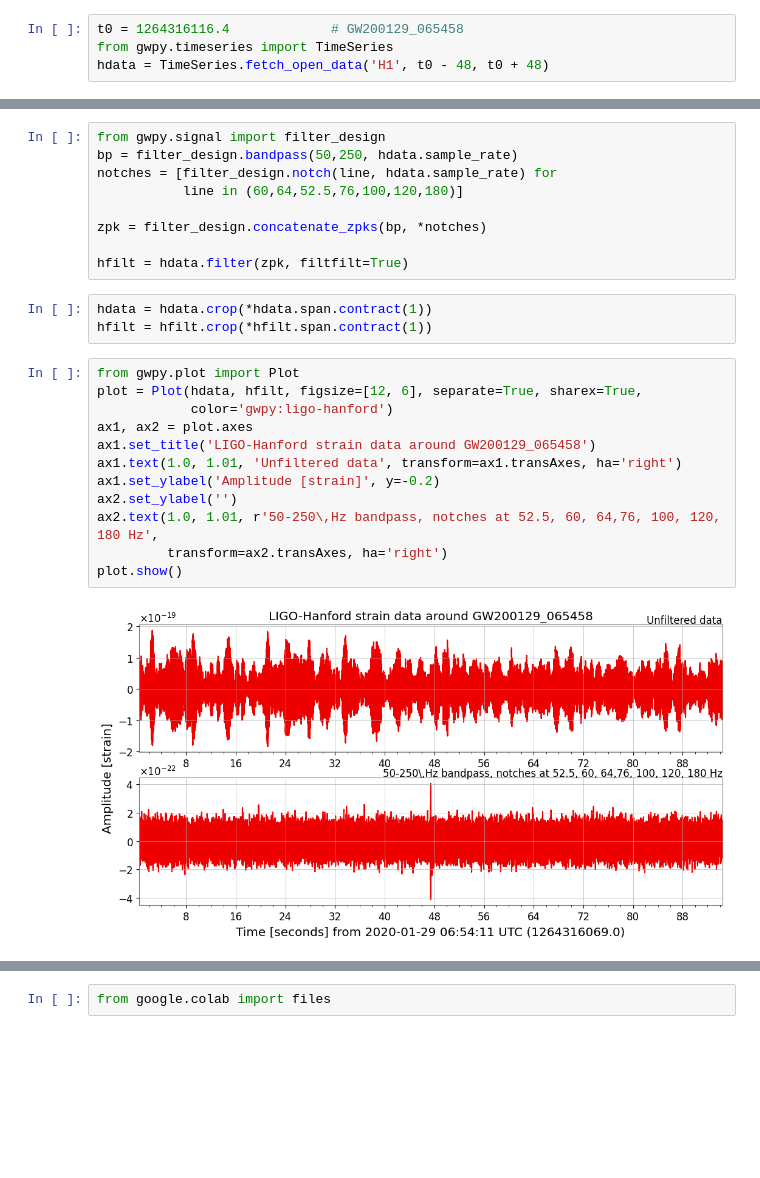
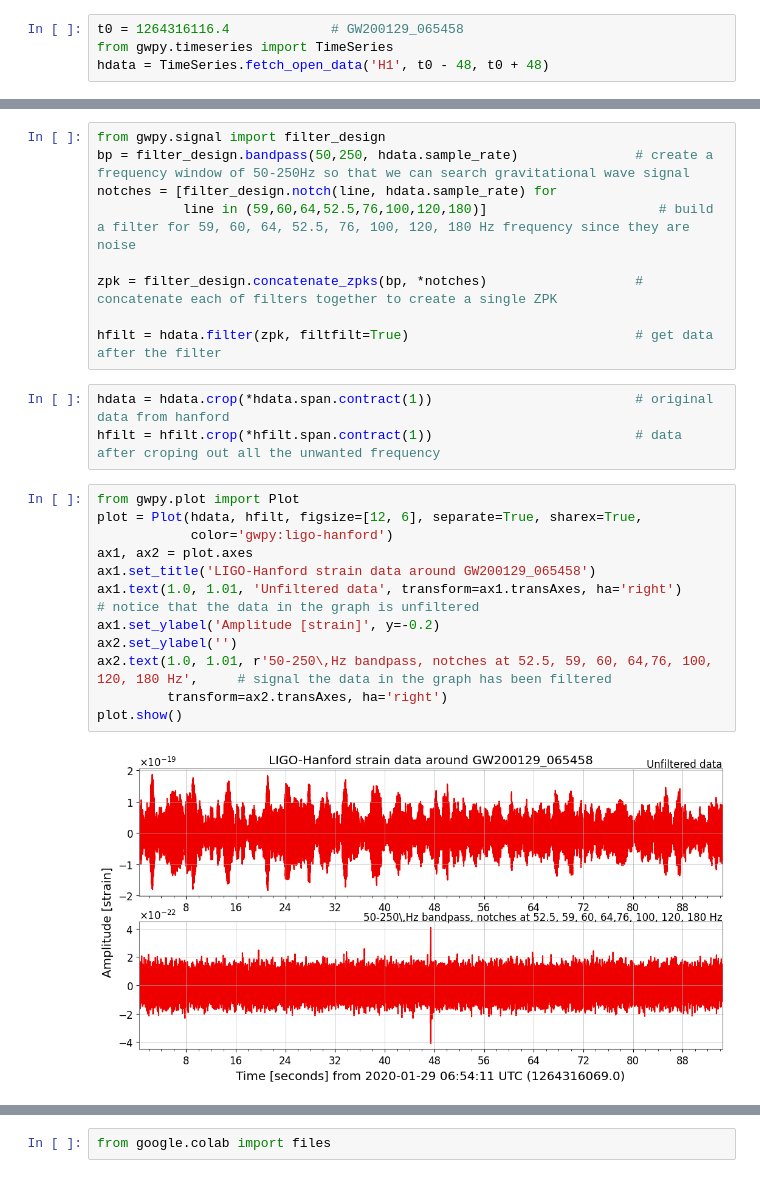
Before and after one commit to kAi3345/Astron, a Jupyter notebook: GravitationalWave/GravitationalWave.ipynb, the cells around one changed output, grey strips where cells are left out. Drawn from its saved outputs; the diff is of its cells as text; blank space fills up the shorter version.

```diff
--- a/GravitationalWave/GravitationalWave.ipynb
+++ b/GravitationalWave/GravitationalWave.ipynb
@@ -47,29 +50,29 @@ plt.vlines(250, ymin, ymax, linestyle="solid", color="red")
 # %%
 from gwpy.signal import filter_design
-bp = filter_design.bandpass(50,250, hdata.sample_rate)
+bp = filter_design.bandpass(50,250, hdata.sample_rate)               # create a frequency window of 50-250Hz so that we can search gravitational wave signal
 notches = [filter_design.notch(line, hdata.sample_rate) for
-           line in (60,64,52.5,76,100,120,180)]
+           line in (59,60,64,52.5,76,100,120,180)]                      # build a filter for 59, 60, 64, 52.5, 76, 100, 120, 180 Hz frequency since they are noise
 
-zpk = filter_design.concatenate_zpks(bp, *notches)
+zpk = filter_design.concatenate_zpks(bp, *notches)                   # concatenate each of filters together to create a single ZPK
 
-hfilt = hdata.filter(zpk, filtfilt=True)
+hfilt = hdata.filter(zpk, filtfilt=True)                             # get data after the filter
 # %%
-hdata = hdata.crop(*hdata.span.contract(1))
-hfilt = hfilt.crop(*hfilt.span.contract(1))
+hdata = hdata.crop(*hdata.span.contract(1))                          # original data from hanford
+hfilt = hfilt.crop(*hfilt.span.contract(1))                          # data after croping out all the unwanted frequency
 # %%
 from gwpy.plot import Plot
 plot = Plot(hdata, hfilt, figsize=[12, 6], separate=True, sharex=True,
             color='gwpy:ligo-hanford')
 ax1, ax2 = plot.axes
 ax1.set_title('LIGO-Hanford strain data around GW200129_065458')
-ax1.text(1.0, 1.01, 'Unfiltered data', transform=ax1.transAxes, ha='right')
+ax1.text(1.0, 1.01, 'Unfiltered data', transform=ax1.transAxes, ha='right')                   # notice that the data in the graph is unfiltered
 ax1.set_ylabel('Amplitude [strain]', y=-0.2)
 ax2.set_ylabel('')
-ax2.text(1.0, 1.01, r'50-250\,Hz bandpass, notches at 52.5, 60, 64,76, 100, 120, 180 Hz',
+ax2.text(1.0, 1.01, r'50-250\,Hz bandpass, notches at 52.5, 59, 60, 64,76, 100, 120, 180 Hz',     # signal the data in the graph has been filtered
          transform=ax2.transAxes, ha='right')
 plot.show()
 # %% [output]
-[figure, old version]
+[figure, new version]
 # %%
 import matplotlib.pyplot as plt
 
```
Also changed, not shown: parts of 23 cells of this notebook.
